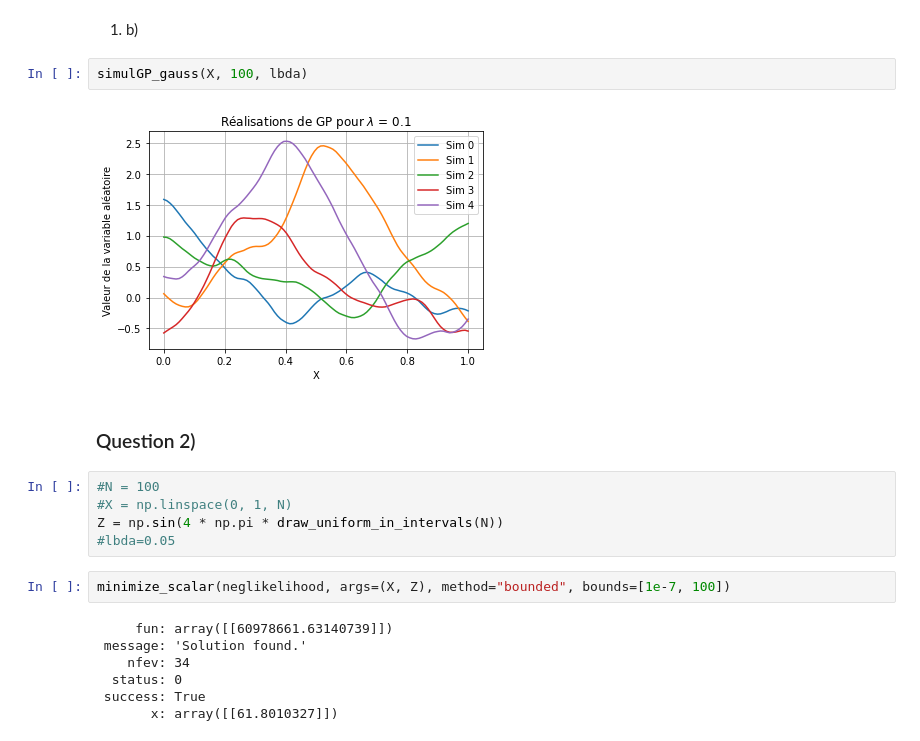
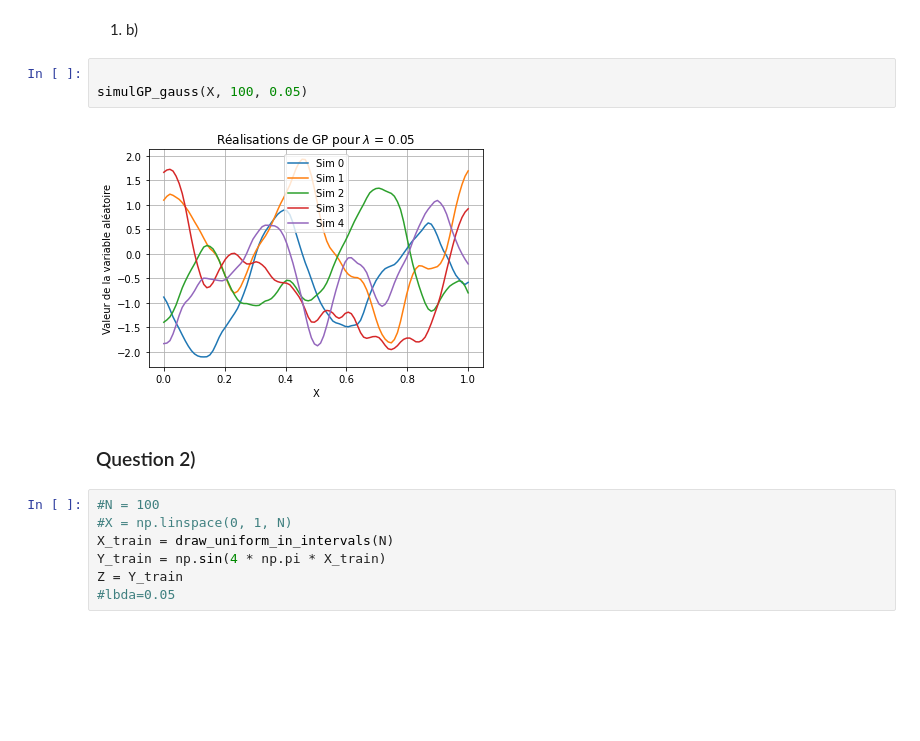
Before and after one commit to arthurviens/Estimation_GaussianProcess_MCMC_Project, a Jupyter notebook: prob2/pb2.ipynb, the cells around one changed output. Cells and saved outputs as stored; diff of their text form; blank space fills up the shorter version.

```diff
--- a/prob2/pb2.ipynb
+++ b/prob2/pb2.ipynb
@@ -37,23 +49,17 @@ sns.heatmap(L)
 Que vaut $m + L^t G$ ?
 # %% [markdown]
 1) b)
-# %%
-simulGP_gauss(X, 100, lbda)
-# %% [output]
-[figure, removed]
+# %%
+
+simulGP_gauss(X, 100, 0.05)
+# %% [output]
+[figure, added]
 # %% [markdown]
 ### Question 2)
 # %%
 #N = 100
 #X = np.linspace(0, 1, N)
-Z = np.sin(4 * np.pi * draw_uniform_in_intervals(N))
+X_train = draw_uniform_in_intervals(N)
+Y_train = np.sin(4 * np.pi * X_train)
+Z = Y_train
 #lbda=0.05
-# %%
-minimize_scalar(neglikelihood, args=(X, Z), method="bounded", bounds=[1e-7, 100])
-# %% [output]
-     fun: array([[60978661.63140739]])
- message: 'Solution found.'
-    nfev: 34
-  status: 0
- success: True
-       x: array([[61.8010327]])
```
Also changed, not shown: parts of 10 cells of this notebook, 2 other files.
